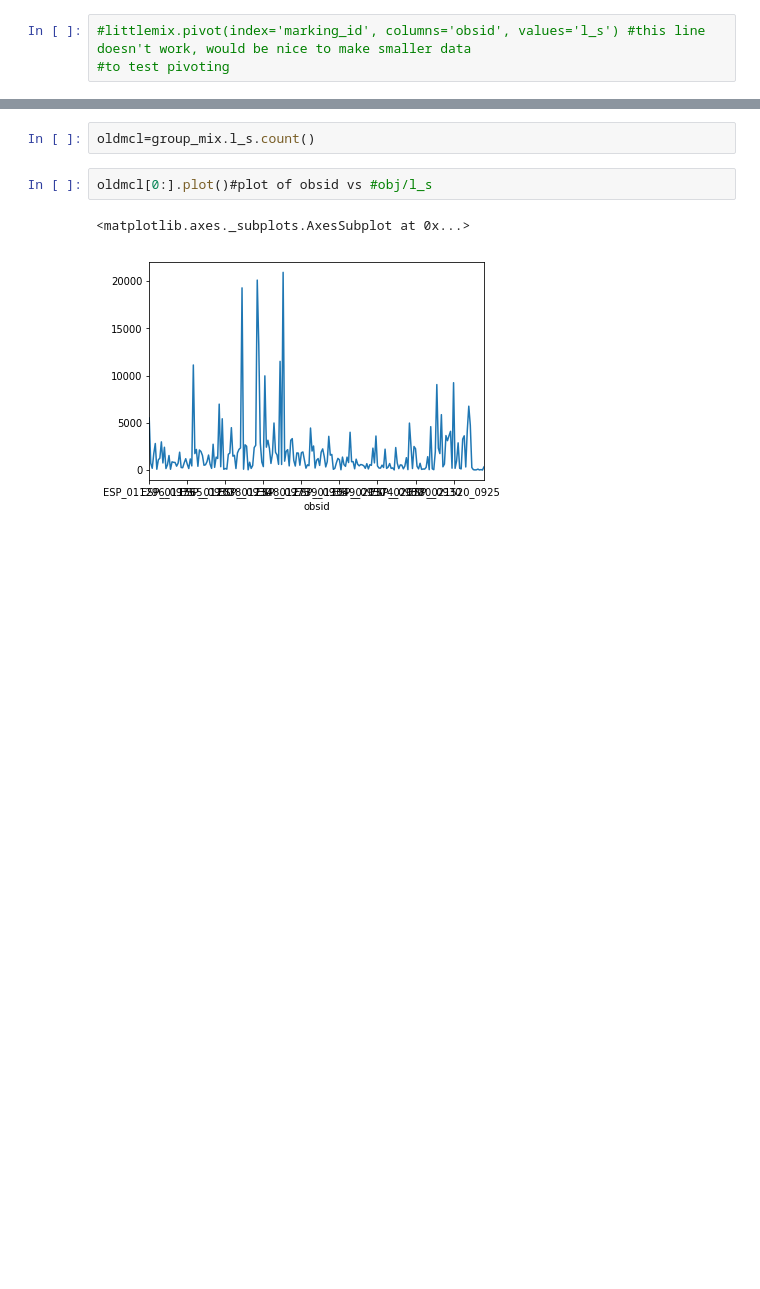
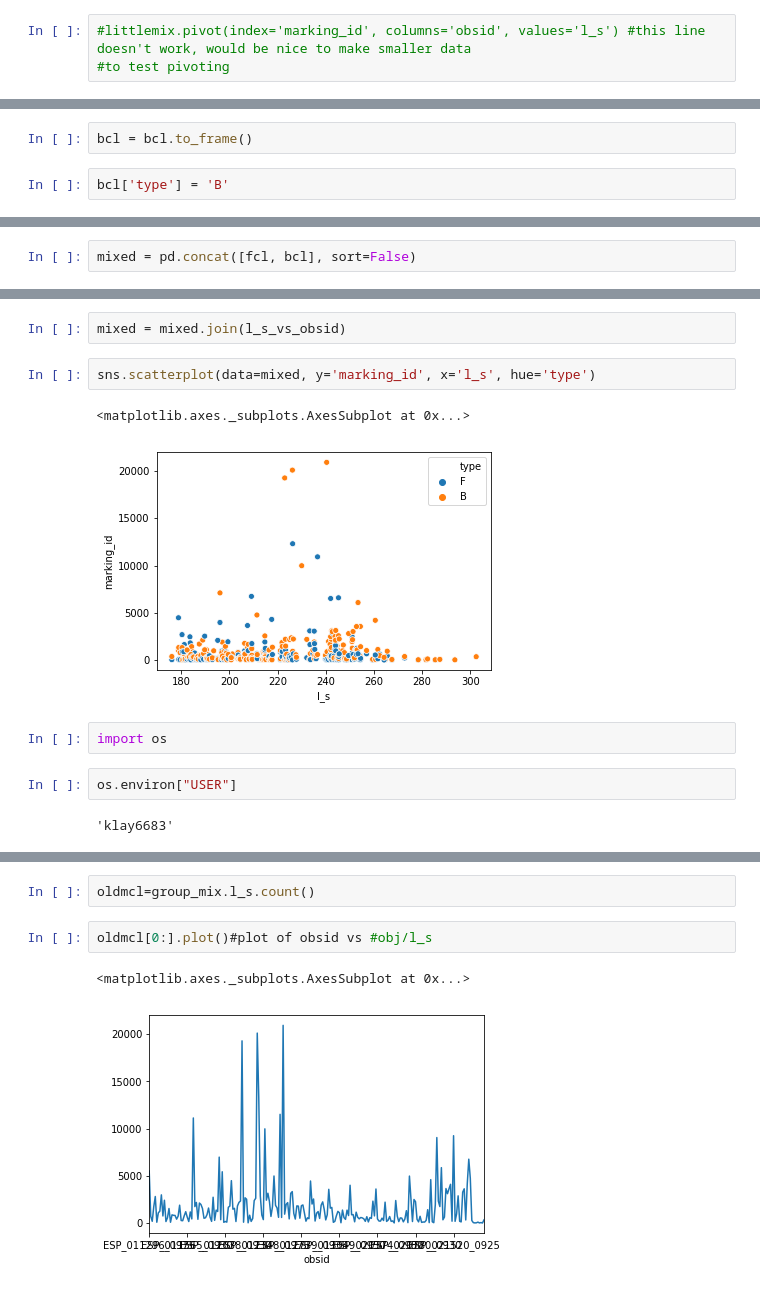
Before and after one commit to zalfalah/Honors, a Jupyter notebook: task 2 incomplete pt 2.ipynb, the cells around one changed output, grey strips where cells are left out. Drawn from its saved outputs; the diff is of its cells as text; blank space fills up the shorter version.

```diff
--- a/task 2 incomplete pt 2.ipynb
+++ b/task 2 incomplete pt 2.ipynb
@@ -160,0 +260,4 @@ ESP_011296_0975
+# %%
+bcl = bcl.to_frame()
+# %%
+bcl['type'] = 'B'
@@ -160,0 +274,2 @@ ESP_011296_0975
+# %%
+mixed = pd.concat([fcl, bcl], sort=False)
@@ -160,0 +286,13 @@ ESP_011296_0975
+# %%
+mixed = mixed.join(l_s_vs_obsid)
+# %%
+sns.scatterplot(data=mixed, y='marking_id', x='l_s', hue='type')
+# %% [output]
+<matplotlib.axes._subplots.AxesSubplot at 0x...>
+[figure, added]
+# %%
+import os
+# %%
+os.environ["USER"]
+# %% [output]
+'klay6683'
```
Also changed, not shown: parts of 48 cells of this notebook, 1 other file.
